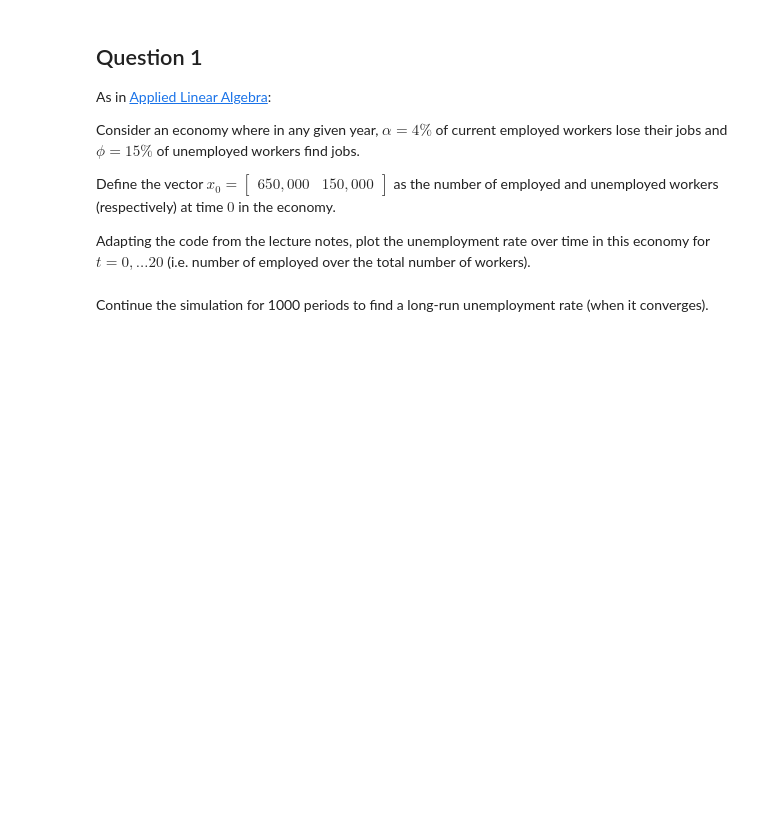
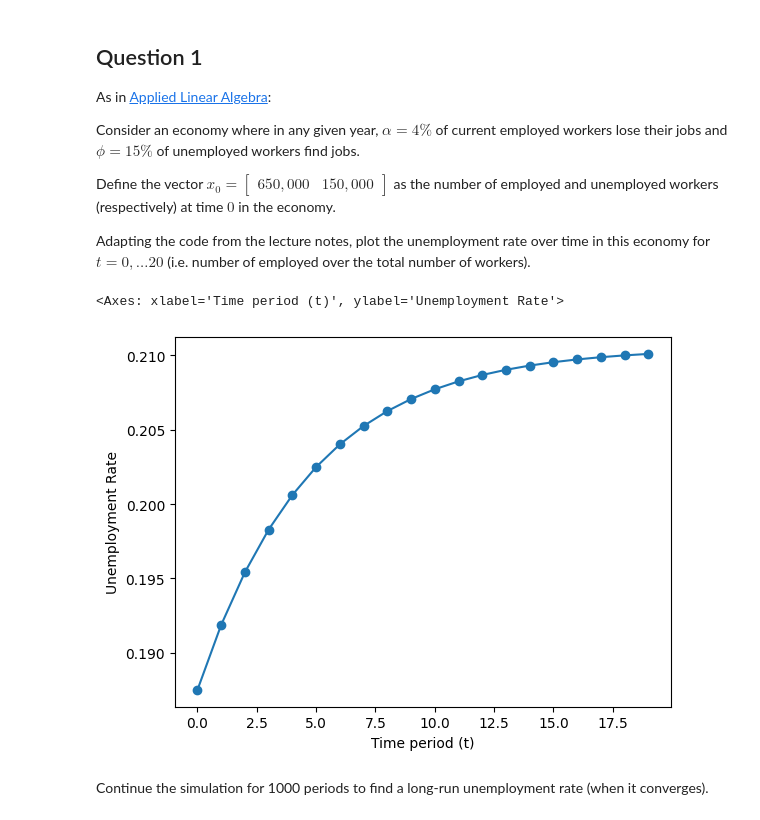
Before and after one commit to tonyliang19/ECON323_2023_Spring, a Jupyter notebook: problem_sets/problem_set_4_Luo_Liang.ipynb, the cells around one changed output. Cells and saved outputs as stored; diff of their text form; code cells hidden in the pictures; blank space fills up the shorter version.

```diff
--- a/problem_sets/problem_set_4_Luo_Liang.ipynb
+++ b/problem_sets/problem_set_4_Luo_Liang.ipynb
@@ -33,37 +33,45 @@ Adapting the code from the lecture notes, plot the unemployment rate over time i
 # number of employed and unemployed at time 0
 x0 = np.array([650_000, 150_000])
 
 # rates alpha = 0.04, phi = 0.15
 alpha = 0.04
 phi = 0.15
 
 # corresponding matrix
 A = np.array([[1-alpha, alpha],
               [phi, 1-phi]])
 
 # helper to plot simulation
 def plot_simulation(x0, A, T):
 
-    # helper to simulate the dynamics of unemployment fir T periods
+    # helper to simulate the dynamics of unemployment for T periods
     def simulate(x0, A, T):
         nX = x0.shape[0]
         out = np.zeros((T, nX))
         out[0, :] = x0
 
         for t in range(1, T):
             out[t, :] = A.T @ out[t-1, :]
 
         return out
 
+    # smiluates the unemployment matrix
     X = simulate(x0, A, T)
+    # unemployment_rate
+    unemployment = X[:,1] / (X[:,1] + X[:,0])
+
+    # create plots
     fig, ax = plt.subplots()
-    ax.plot(X[:,0])
-    ax.plot(X[:,1])
+    ax.scatter(range(T), unemployment)
+    ax.plot(range(T), unemployment)
     ax.set_xlabel("Time period (t)")
-    ax.legend(["Employed", "Unemployed"])
+    ax.set_ylabel("Unemployment Rate")
     return ax
 # Plots unemployment rate over time for t = 20
 plot_simulation(x0,A, T = 20)
+# %% [output]
+<Axes: xlabel='Time period (t)', ylabel='Unemployment Rate'>
+[figure, added]
 # %% [markdown]
 Continue the simulation for 1000 periods to find a long-run unemployment rate (when it converges).
 # %%
```
Also changed, not shown: parts of 4 cells of this notebook, 1 other file.
